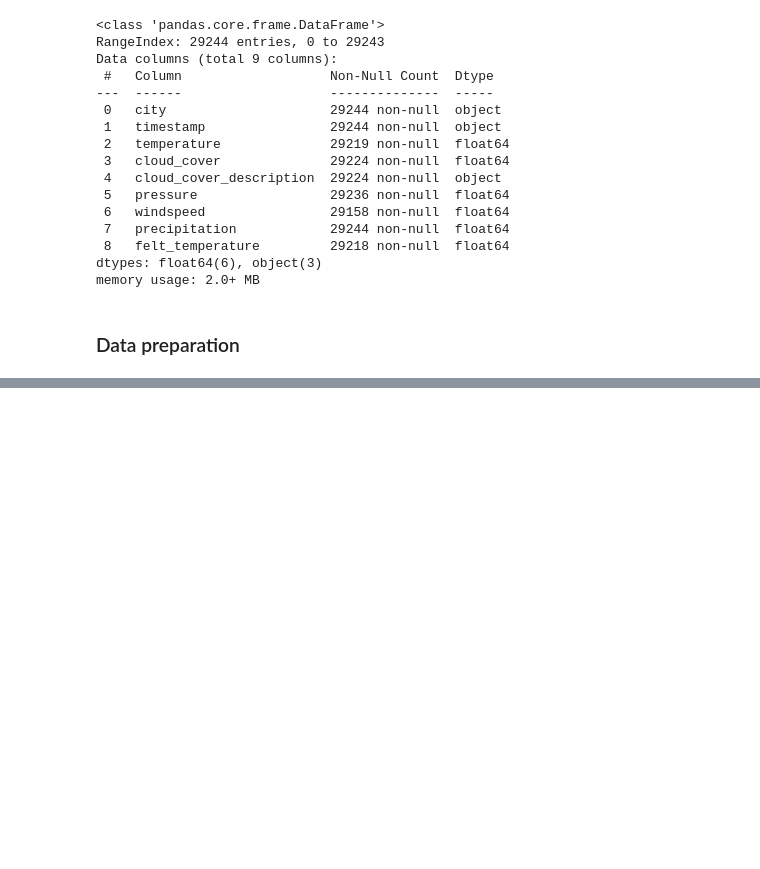
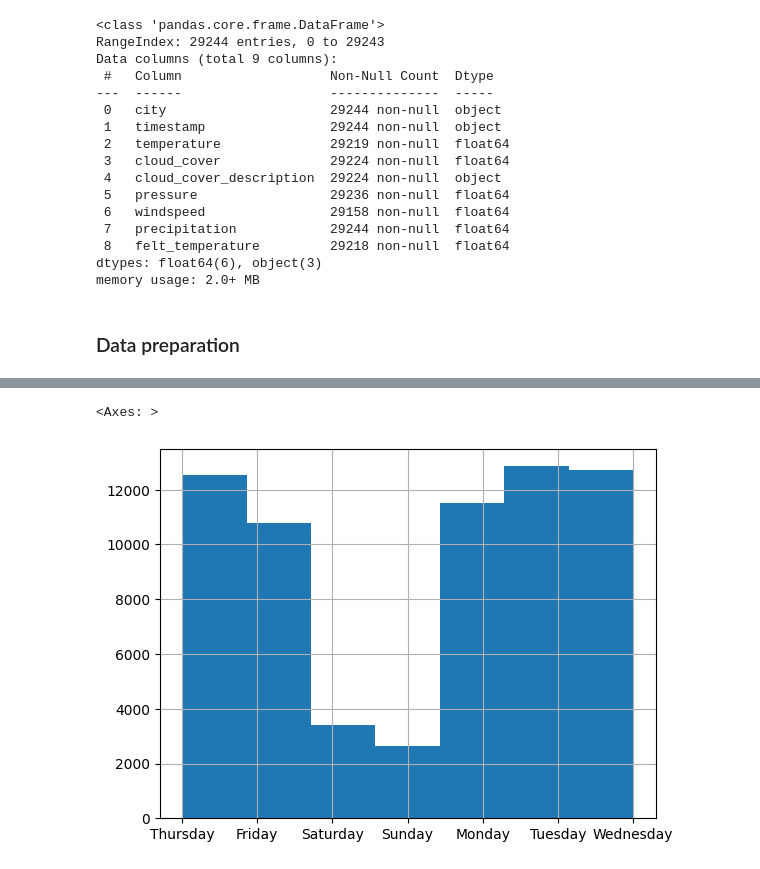
Before and after one commit to Amocon/A-Team_AA-Team-Assignment_2024, a Jupyter notebook: aa_team_assignment/data_exploration.ipynb, the cells around one changed output, grey strips where cells are left out. Saved outputs shown, nothing was run; the diff lists cells and outputs as text; code cells hidden in the pictures; blank space fills up the shorter version.

```diff
--- a/aa_team_assignment/data_exploration.ipynb
+++ b/aa_team_assignment/data_exploration.ipynb
@@ -128,0 +170,7 @@ full_charging_df.head()
+# %%
+# Plot a histogram of 'connectionMonth' to visualize charging frequency by month
+# This can reveal weekly trends, e.g., more charges during the week than in the weekend
+full_charging_df['connectionWeekdayName'].hist(bins=7)
+# %% [output]
+<Axes: >
+[figure, added]
```
Also changed, not shown: parts of 12 cells of this notebook.
